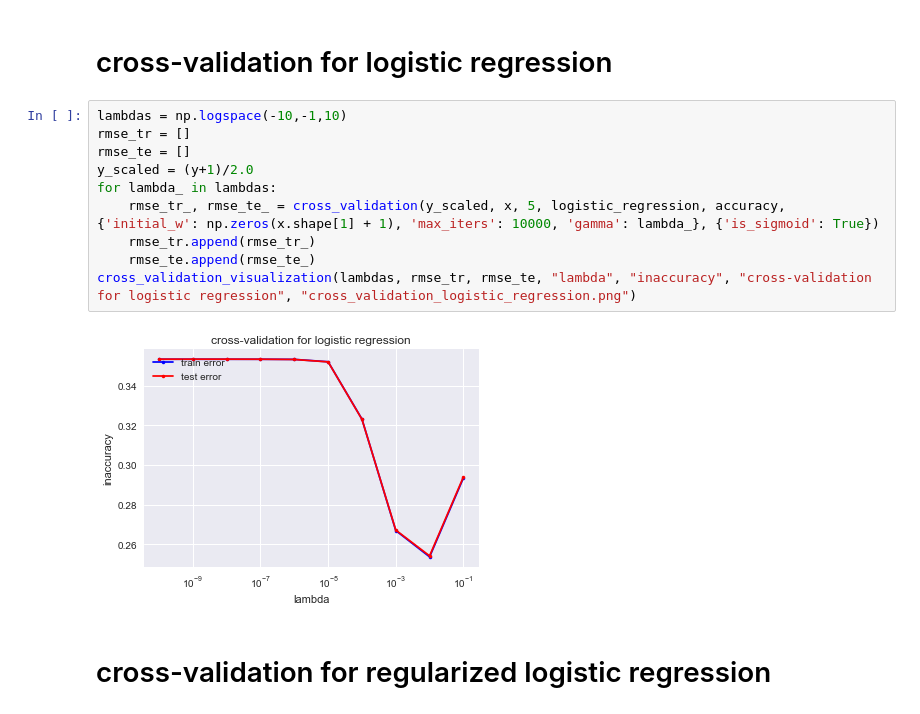
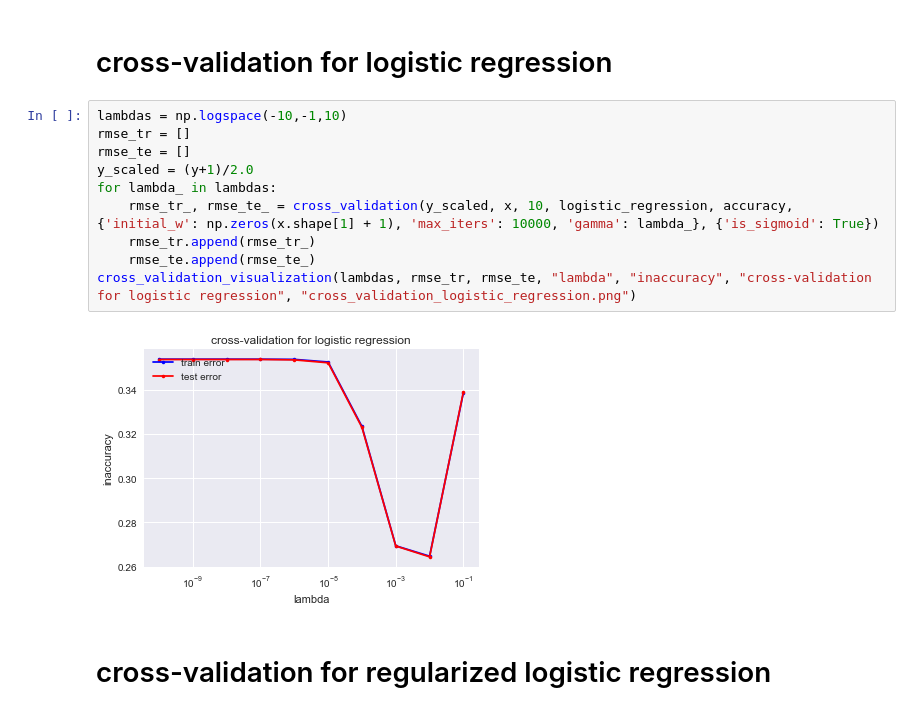
Before and after one commit to inverniz/ML_project, a Jupyter notebook: scripts/Baseline_testing.ipynb, the cells around one changed output. Saved outputs shown, nothing was run; the diff lists cells and outputs as text.

```diff
--- a/scripts/Baseline_testing.ipynb
+++ b/scripts/Baseline_testing.ipynb
@@ -91,15 +91,15 @@ cross_validation_visualization(lambdas, rmse_tr, rmse_te, "lambda", "inaccuracy"
 # %%
 lambdas = np.logspace(-10,-1,10)
 rmse_tr = []
 rmse_te = []
 y_scaled = (y+1)/2.0
 for lambda_ in lambdas:
-    rmse_tr_, rmse_te_ = cross_validation(y_scaled, x, 5, logistic_regression, accuracy, {'initial_w': np.zeros(x.shape[1] + 1), 'max_iters': 10000, 'gamma': lambda_}, {'is_sigmoid': True})
+    rmse_tr_, rmse_te_ = cross_validation(y_scaled, x, 10, logistic_regression, accuracy, {'initial_w': np.zeros(x.shape[1] + 1), 'max_iters': 10000, 'gamma': lambda_}, {'is_sigmoid': True})
     rmse_tr.append(rmse_tr_)
     rmse_te.append(rmse_te_)
 cross_validation_visualization(lambdas, rmse_tr, rmse_te, "lambda", "inaccuracy", "cross-validation for logistic regression", "cross_validation_logistic_regression.png")
 # %% [output]
-[figure, old version]
+[figure, new version]
 # %% [markdown]
 # cross-validation for regularized logistic regression
 # %%
```
